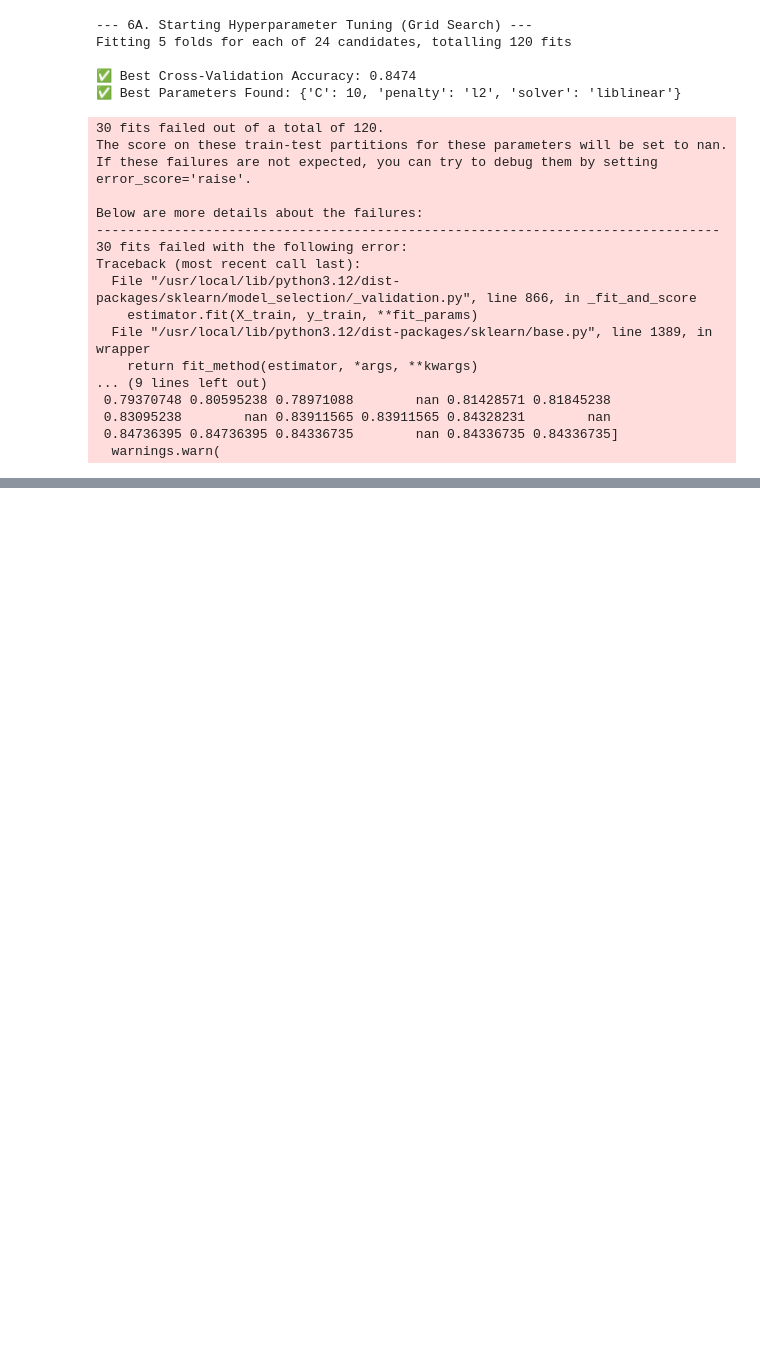
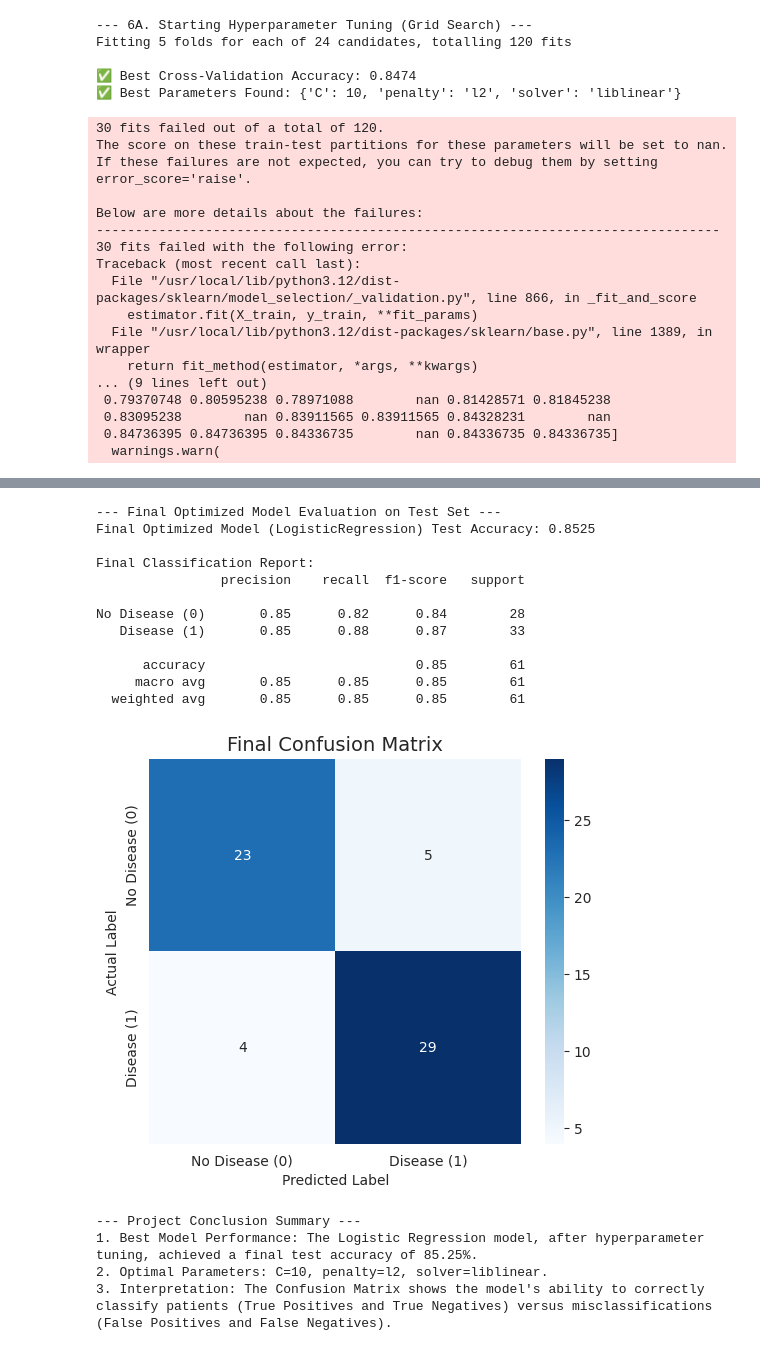
Before and after one commit to tanuku-srivalli/Heart-Disease-Prediction-UCI-, a Jupyter notebook: AIML_TASK_1_;_HEART.ipynb, the cells around one changed output, grey strips where cells are left out. Drawn from its saved outputs; the diff is of its cells as text; code cells hidden in the pictures; blank space fills up the shorter version.

```diff
--- a/AIML_TASK_1_;_HEART.ipynb
+++ b/AIML_TASK_1_;_HEART.ipynb
@@ -405,0 +442,56 @@ Traceback (most recent call last):
+# %%
+from sklearn.metrics import accuracy_score, classification_report, confusion_matrix
+import matplotlib.pyplot as plt
+import seaborn as sns
+
+# Assuming 'best_estimator' variable and X_test, y_test are available from the previous steps.
+# If you didn't save the 'best_estimator', you can re-create it with the best parameters:
+# best_estimator = LogisticRegression(C=10, penalty='l2', solver='liblinear', random_state=42)
+# best_estimator.fit(X_train, y_train)
+
+# --- 1. Use the best estimator to predict on the test set ---
+final_y_pred = best_estimator.predict(X_test)
+
+# --- 2. Final Accuracy and Report ---
+final_accuracy = accuracy_score(y_test, final_y_pred)
+
+print("\n--- Final Optimized Model Evaluation on Test Set ---")
+print(f"Final Optimized Model ({best_estimator.__class__.__name__}) Test Accuracy: {final_accuracy:.4f}")
+print("\nFinal Classification Report:")
+# Provide a final, detailed report including precision, recall, and F1-score
+print(classification_report(y_test, final_y_pred, target_names=['No Disease (0)', 'Disease (1)']))
+
+# --- 3. Visualization: Confusion Matrix ---
+cm = confusion_matrix(y_test, final_y_pred)
+plt.figure(figsize=(6, 5))
+# Use a heatmap for clear visualization of True Positives, True Negatives, False Positives, and False Negatives
+sns.heatmap(cm, annot=True, fmt="d", cmap="Blues",
+            xticklabels=['No Disease (0)', 'Disease (1)'],
+            yticklabels=['No Disease (0)', 'Disease (1)'])
+plt.title('Final Confusion Matrix', fontsize=14)
+plt.ylabel('Actual Label')
+plt.xlabel('Predicted Label')
+plt.show()
+
+print("\n--- Project Conclusion Summary ---")
+print("1. Best Model Performance: The Logistic Regression model, after hyperparameter tuning, achieved a final test accuracy of {:.2f}%.".format(final_accuracy * 100))
+print(f"2. Optimal Parameters: C=10, penalty=l2, solver=liblinear.")
+print("3. Interpretation: The Confusion Matrix shows the model's ability to correctly classify patients (True Positives and True Negatives) versus misclassifications (False Positives and False Negatives).")
+# %% [output]
+--- Final Optimized Model Evaluation on Test Set ---
+Final Optimized Model (LogisticRegression) Test Accuracy: 0.8525
+
+Final Classification Report:
+                precision    recall  f1-score   support
+
+No Disease (0)       0.85      0.82      0.84        28
+   Disease (1)       0.85      0.88      0.87        33
+
+      accuracy                           0.85        61
+     macro avg       0.85      0.85      0.85        61
+  weighted avg       0.85      0.85      0.85        61
+[figure, added]
+--- Project Conclusion Summary ---
+1. Best Model Performance: The Logistic Regression model, after hyperparameter tuning, achieved a final test accuracy of 85.25%.
+2. Optimal Parameters: C=10, penalty=l2, solver=liblinear.
+3. Interpretation: The Confusion Matrix shows the model's ability to correctly classify patients (True Positives and True Negatives) versus misclassifications (False Positives and False Negatives).
```
Also changed, not shown: parts of 1 cell of this notebook.
